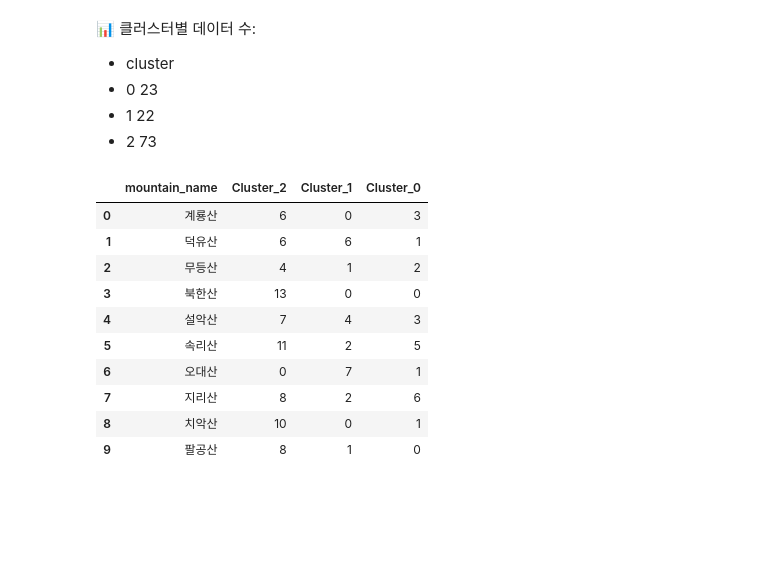
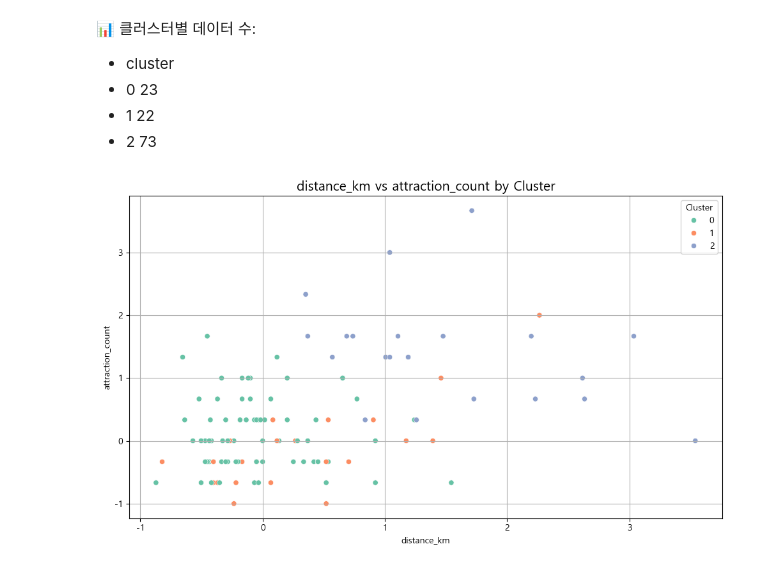
Before and after one commit to saeraniren/japchodan_contest, a Jupyter notebook: re_clustering.ipynb, the cells around one changed output. Cells and saved outputs as stored; diff of their text form; code cells hidden in the pictures; blank space fills up the shorter version.

Commit message:
clustering_final

```diff
--- a/re_clustering.ipynb
+++ b/re_clustering.ipynb
@@ -732,18 +716,25 @@ cluster_distribution.cluster_0.sum(), cluster_distribution.cluster_1.sum(), clus
 - 0    23
 - 1    22
 - 2    73
-# %%
-cluster_distribution.rename(columns={'cluster_0': 'Cluster_2', 'cluster_1': 'Cluster_1', 'cluster_2': 'Cluster_0'}, inplace=True)
-cluster_distribution
-# %% [output]
-|  | mountain_name | Cluster_2 | Cluster_1 | Cluster_0 |
-| 0 | 계룡산 | 6 | 0 | 3 |
-| 1 | 덕유산 | 6 | 6 | 1 |
-| 2 | 무등산 | 4 | 1 | 2 |
-| 3 | 북한산 | 13 | 0 | 0 |
-| 4 | 설악산 | 7 | 4 | 3 |
-| 5 | 속리산 | 11 | 2 | 5 |
-| 6 | 오대산 | 0 | 7 | 1 |
-| 7 | 지리산 | 8 | 2 | 6 |
-| 8 | 치악산 | 10 | 0 | 1 |
-| 9 | 팔공산 | 8 | 1 | 0 |
+# %%
+import matplotlib.pyplot as plt
+import seaborn as sns
+
+# 예시: distance_km vs attraction_count
+plt.figure(figsize=(10, 6))
+sns.scatterplot(
+    data=X_final,
+    x='distance_km',
+    y='attraction_count',
+    hue='cluster',
+    palette='Set2'
+)
+plt.title("distance_km vs attraction_count by Cluster", fontsize=15)
+plt.xlabel("distance_km")
+plt.ylabel("attraction_count")
+plt.legend(title="Cluster")
+plt.grid(True)
+plt.tight_layout()
+plt.show()
+# %% [output]
+[figure, added]
```
Also changed, not shown: parts of 8 cells of this notebook.
